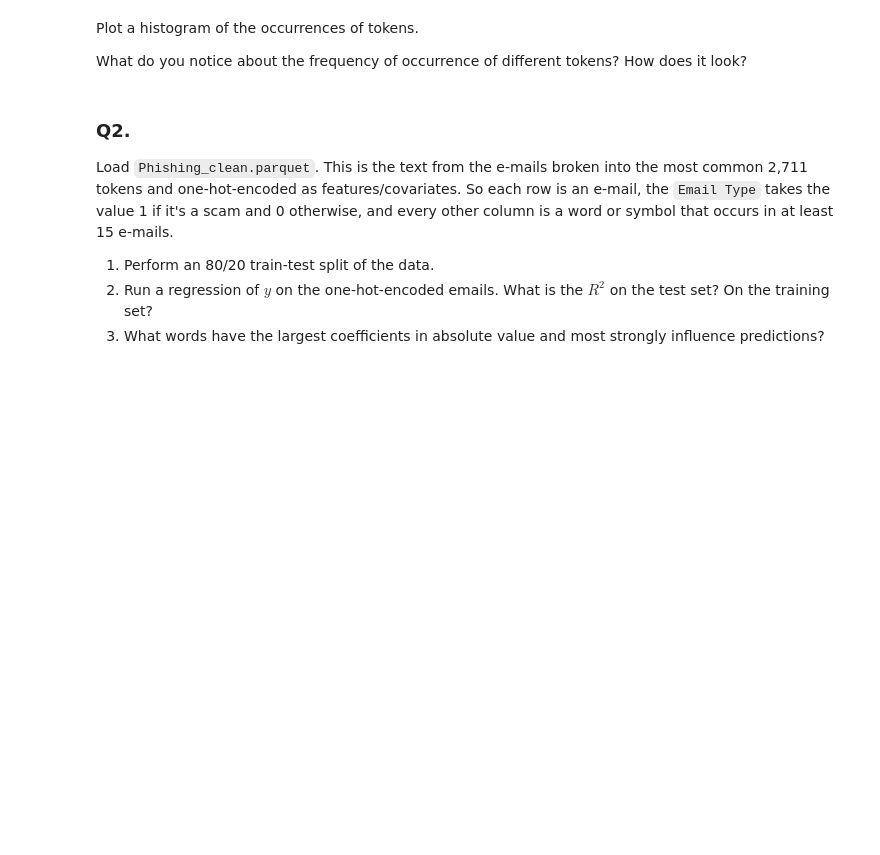
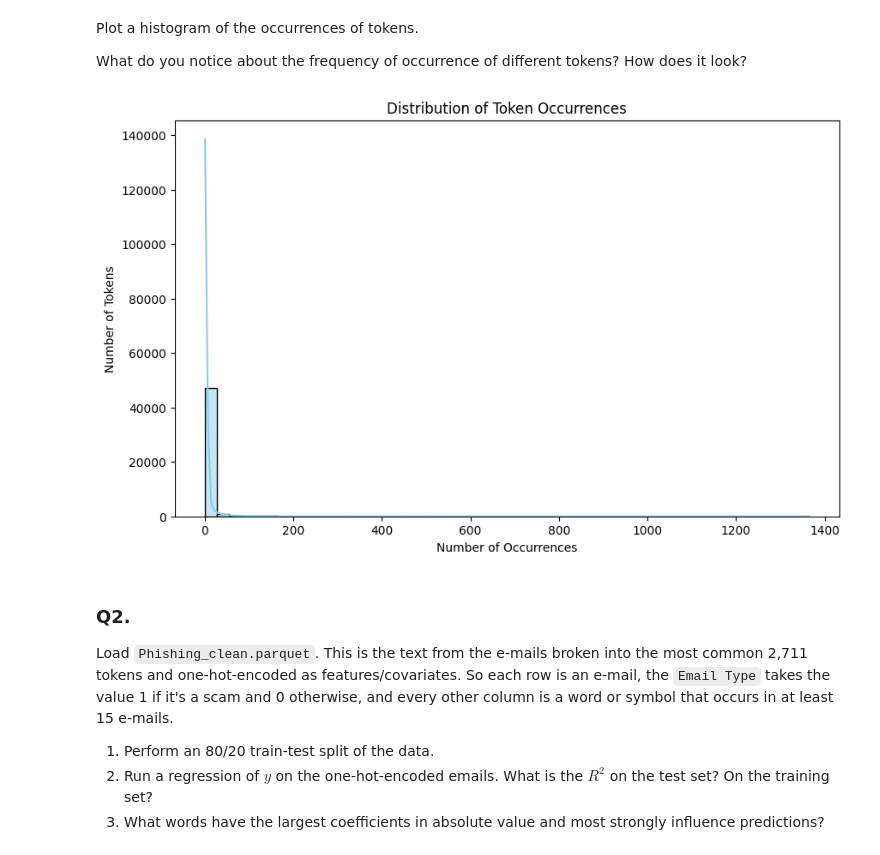
Before and after one commit to nladocsi/pca_assignment, a Jupyter notebook: pca_assignment.ipynb, the cells around one changed output. Saved outputs shown, nothing was run; the diff lists cells and outputs as text; code cells hidden in the pictures; blank space fills up the shorter version.

```diff
--- a/pca_assignment.ipynb
+++ b/pca_assignment.ipynb
@@ -14,7 +14,7 @@ Fair warning: Some of these scam e-mails have offensive content. If you start re
 I aggregated all the emails into a single vector, and removed the punctuation and very common words (e.g. "the"). Run the below code chunk to open it, and use the Counter class to look at the most common words:
 # %%
 import pickle
-with open('data/all_tokens.pickle', 'rb') as file:
+with open('all_tokens.pickle', 'rb') as file:
     all_tokens = pickle.load(file)
 
 from collections import Counter
@@ -24,6 +24,23 @@ token_freq = token_count.most_common()
 Plot a histogram of the occurrences of tokens.
 
 What do you notice about the frequency of occurrence of different tokens? How does it look?
+# %%
+#import numpy as np
+import pandas as pd
+import matplotlib.pyplot as plt
+import seaborn as sns
+
+frequencies = [count for token, count in token_freq]
+
+plt.figure(figsize=(10, 6))
+sns.histplot(frequencies, bins=50, kde=True, color='skyblue')
+
+plt.title('Distribution of Token Occurrences')
+plt.xlabel('Number of Occurrences')
+plt.ylabel('Number of Tokens')
+plt.show()
+# %% [output]
+[figure, added]
 # %% [markdown]
 ### Q2.
 
```
